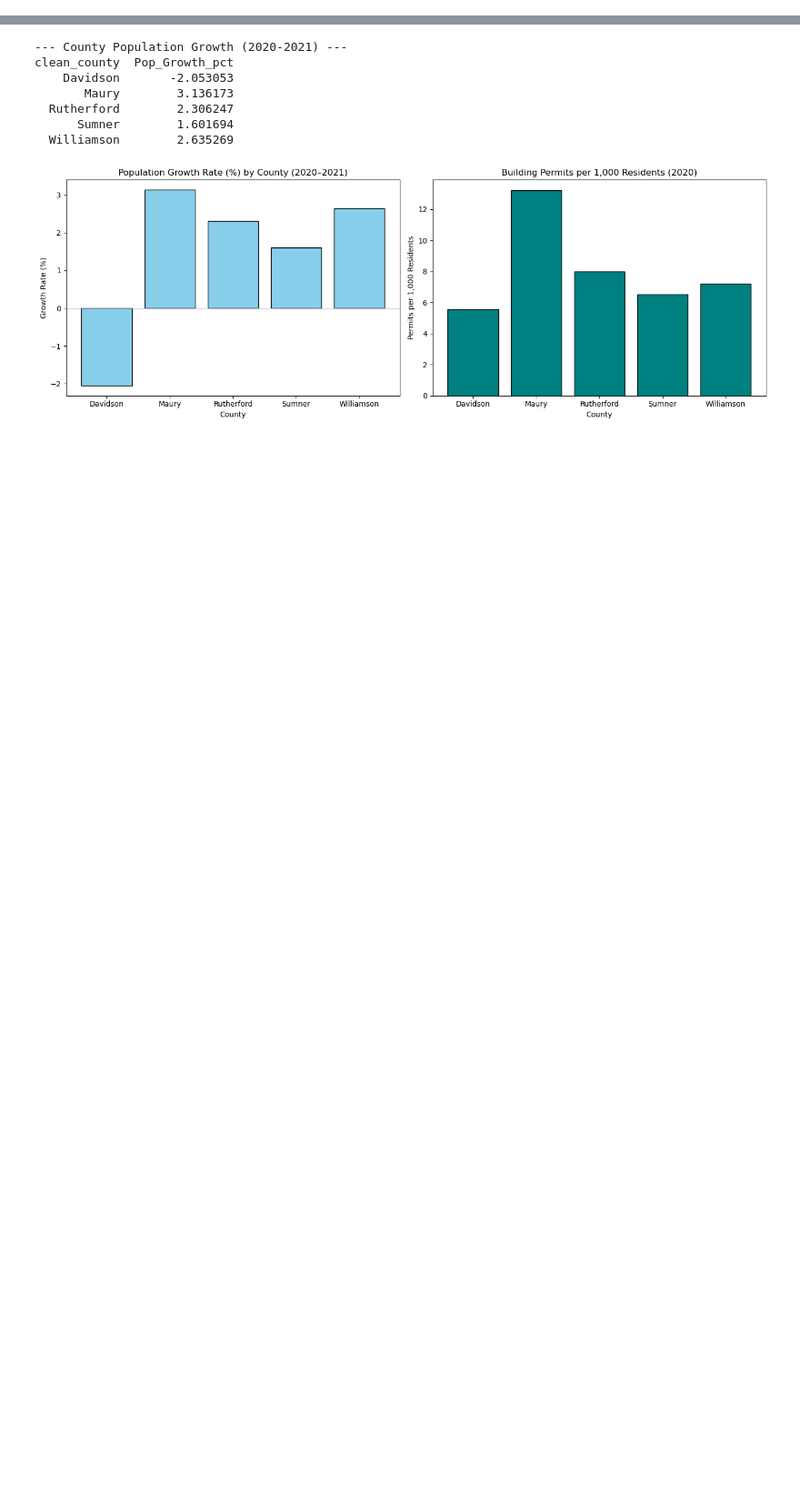
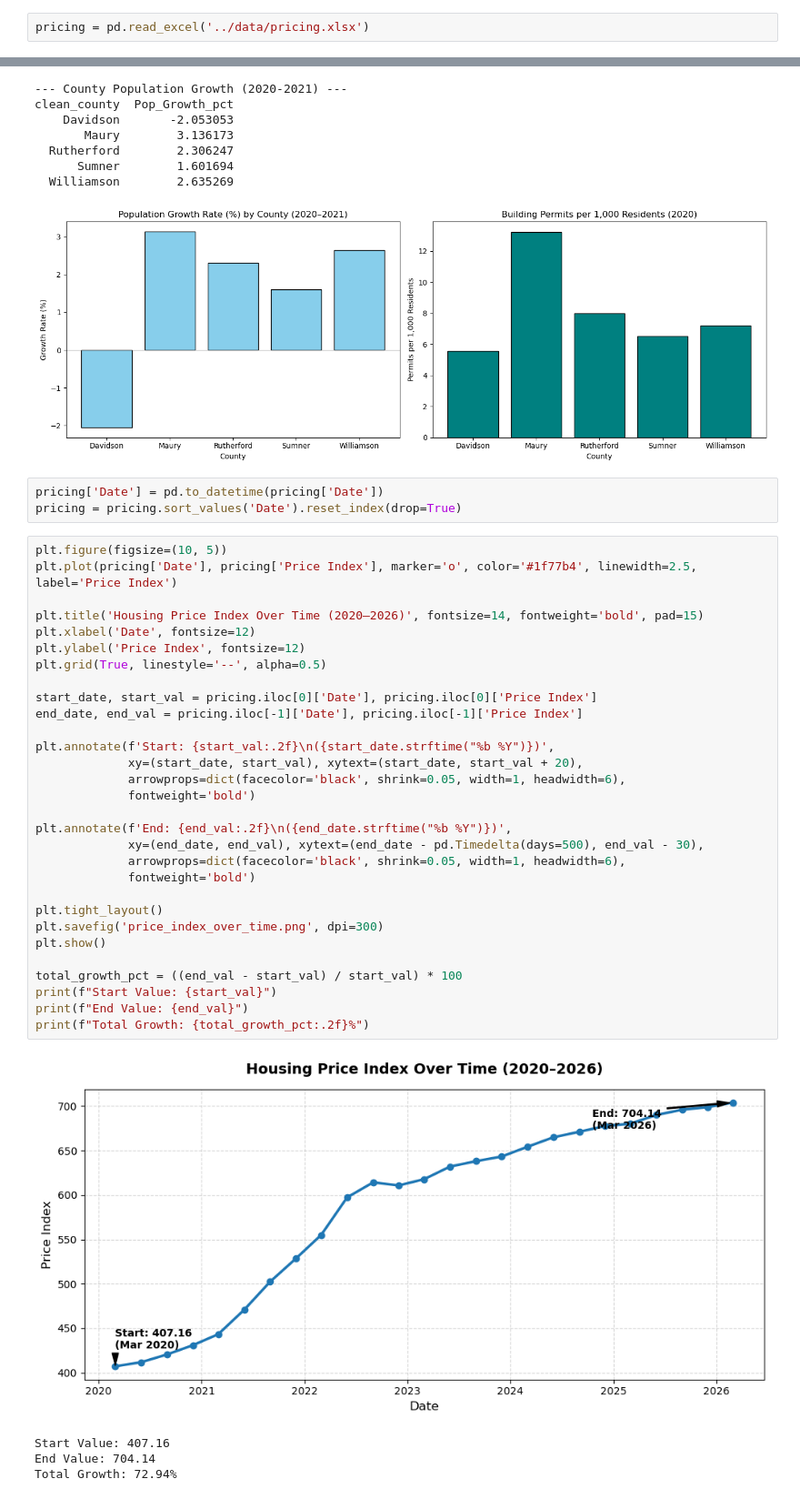
Before and after one commit to nsegui-dev/DA17-Capstone, a Jupyter notebook: script/nick_capstone.ipynb, the cells around one changed output, grey strips where cells are left out. Shown at 91% size. Drawn from its saved outputs; the diff is of its cells as text; blank space fills up the shorter version.

Commit message:
Visualizations

```diff
--- a/script/nick_capstone.ipynb
+++ b/script/nick_capstone.ipynb
@@ -29,3 +29,5 @@ Requirement already satisfied: six>=1.5 in c:\users\nicks\anaconda3\lib\site-pac
 Note: you may need to restart the kernel to use updated packages.
 # %%
 fhfa = pd.read_csv('../data/fhfadata.csv')
+# %%
+pricing = pd.read_excel('../data/pricing.xlsx')
@@ -257,3 +268,41 @@ clean_county  Pop_Growth_pct
       Sumner        1.601694
   Williamson        2.635269
 [figure]
+# %%
+pricing['Date'] = pd.to_datetime(pricing['Date'])
+pricing = pricing.sort_values('Date').reset_index(drop=True)
+# %%
+plt.figure(figsize=(10, 5))
+plt.plot(pricing['Date'], pricing['Price Index'], marker='o', color='#1f77b4', linewidth=2.5, label='Price Index')
+
+plt.title('Housing Price Index Over Time (2020–2026)', fontsize=14, fontweight='bold', pad=15)
+plt.xlabel('Date', fontsize=12)
+plt.ylabel('Price Index', fontsize=12)
+plt.grid(True, linestyle='--', alpha=0.5)
+
+start_date, start_val = pricing.iloc[0]['Date'], pricing.iloc[0]['Price Index']
+end_date, end_val = pricing.iloc[-1]['Date'], pricing.iloc[-1]['Price Index']
+
+plt.annotate(f'Start: {start_val:.2f}\n({start_date.strftime("%b %Y")})',
+             xy=(start_date, start_val), xytext=(start_date, start_val + 20),
+             arrowprops=dict(facecolor='black', shrink=0.05, width=1, headwidth=6),
+             fontweight='bold')
+
+plt.annotate(f'End: {end_val:.2f}\n({end_date.strftime("%b %Y")})',
+             xy=(end_date, end_val), xytext=(end_date - pd.Timedelta(days=500), end_val - 30),
+             arrowprops=dict(facecolor='black', shrink=0.05, width=1, headwidth=6),
+             fontweight='bold')
+
+plt.tight_layout()
+plt.savefig('price_index_over_time.png', dpi=300)
+plt.show()
+
+total_growth_pct = ((end_val - start_val) / start_val) * 100
+print(f"Start Value: {start_val}")
+print(f"End Value: {end_val}")
+print(f"Total Growth: {total_growth_pct:.2f}%")
+# %% [output]
+[figure, added]
+Start Value: 407.16
+End Value: 704.14
+Total Growth: 72.94%
```
Also changed, not shown: parts of 4 cells of this notebook, 9 other files.
